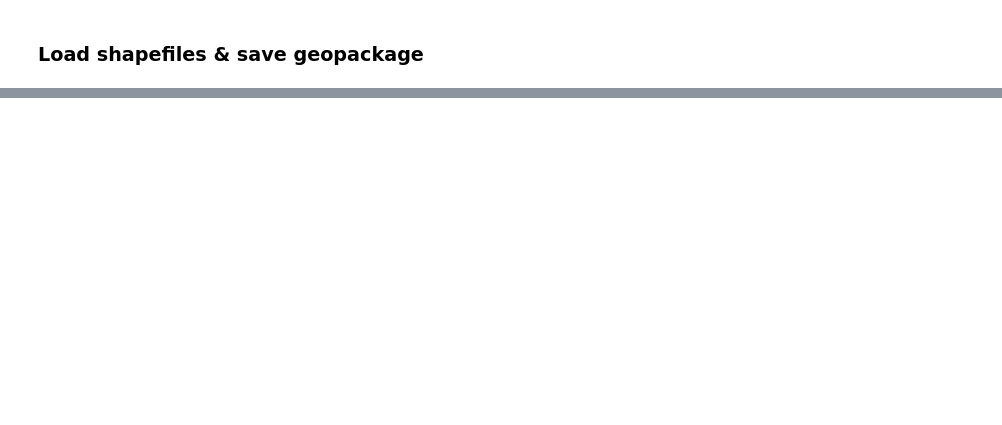
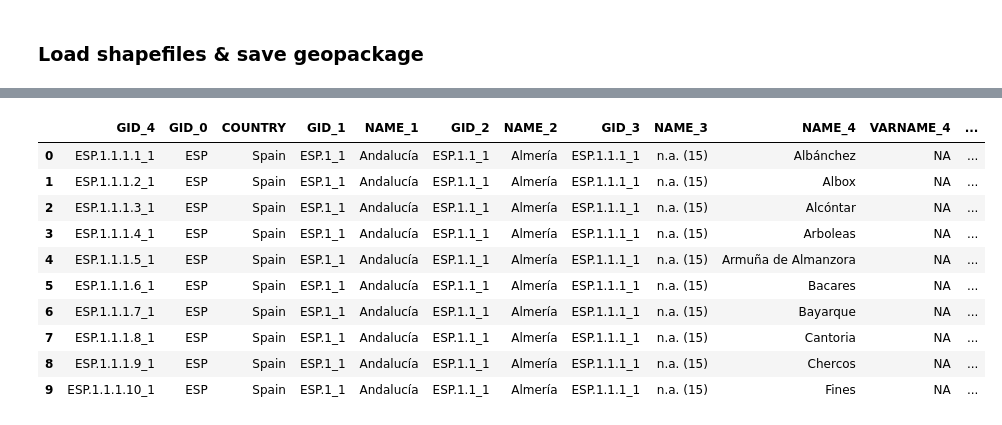
Before and after one commit to Mosquito-Alert/anomaly_detection, a Jupyter notebook: generator/VRI_anomaly_detection_bites.ipynb, the cells around one changed output, grey strips where cells are left out. Cells and saved outputs as stored; diff of their text form; code cells hidden in the pictures; blank space fills up the shorter version.

```diff
--- a/generator/VRI_anomaly_detection_bites.ipynb
+++ b/generator/VRI_anomaly_detection_bites.ipynb
@@ -285,0 +389,17 @@ gdf
+# %%
+# gadm4_gdf = gpd.list_layers(os.path.join(GEO_DATA_DIR, 'GADM', 'gadm41_ESP.gpkg'))
+gadm4_gdf = gpd.read_file(os.path.join(GEO_DATA_DIR, 'GADM', 'gadm41_ESP.gpkg'), layer='ADM_ADM_4')
+# gadm4_gdf['geometry'] = gadm4_gdf.representative_point()
+gadm4_gdf.head(10)
+# %% [output]
+|  | GID_4 | GID_0 | COUNTRY | GID_1 | NAME_1 | GID_2 | NAME_2 | GID_3 | NAME_3 | NAME_4 | VARNAME_4 | ... |
+| 0 | ESP.1.1.1.1_1 | ESP | Spain | ESP.1_1 | Andalucía | ESP.1.1_1 | Almería | ESP.1.1.1_1 | n.a. (15) | Albánchez | NA | ... |
+| 1 | ESP.1.1.1.2_1 | ESP | Spain | ESP.1_1 | Andalucía | ESP.1.1_1 | Almería | ESP.1.1.1_1 | n.a. (15) | Albox | NA | ... |
+| 2 | ESP.1.1.1.3_1 | ESP | Spain | ESP.1_1 | Andalucía | ESP.1.1_1 | Almería | ESP.1.1.1_1 | n.a. (15) | Alcóntar | NA | ... |
+| 3 | ESP.1.1.1.4_1 | ESP | Spain | ESP.1_1 | Andalucía | ESP.1.1_1 | Almería | ESP.1.1.1_1 | n.a. (15) | Arboleas | NA | ... |
+| 4 | ESP.1.1.1.5_1 | ESP | Spain | ESP.1_1 | Andalucía | ESP.1.1_1 | Almería | ESP.1.1.1_1 | n.a. (15) | Armuña de Almanzora | NA | ... |
+| 5 | ESP.1.1.1.6_1 | ESP | Spain | ESP.1_1 | Andalucía | ESP.1.1_1 | Almería | ESP.1.1.1_1 | n.a. (15) | Bacares | NA | ... |
+| 6 | ESP.1.1.1.7_1 | ESP | Spain | ESP.1_1 | Andalucía | ESP.1.1_1 | Almería | ESP.1.1.1_1 | n.a. (15) | Bayarque | NA | ... |
+| 7 | ESP.1.1.1.8_1 | ESP | Spain | ESP.1_1 | Andalucía | ESP.1.1_1 | Almería | ESP.1.1.1_1 | n.a. (15) | Cantoria | NA | ... |
+| 8 | ESP.1.1.1.9_1 | ESP | Spain | ESP.1_1 | Andalucía | ESP.1.1_1 | Almería | ESP.1.1.1_1 | n.a. (15) | Chercos | NA | ... |
+| 9 | ESP.1.1.1.10_1 | ESP | Spain | ESP.1_1 | Andalucía | ESP.1.1_1 | Almería | ESP.1.1.1_1 | n.a. (15) | Fines | NA | ... |
```
Also changed, not shown: parts of 24 cells of this notebook.
